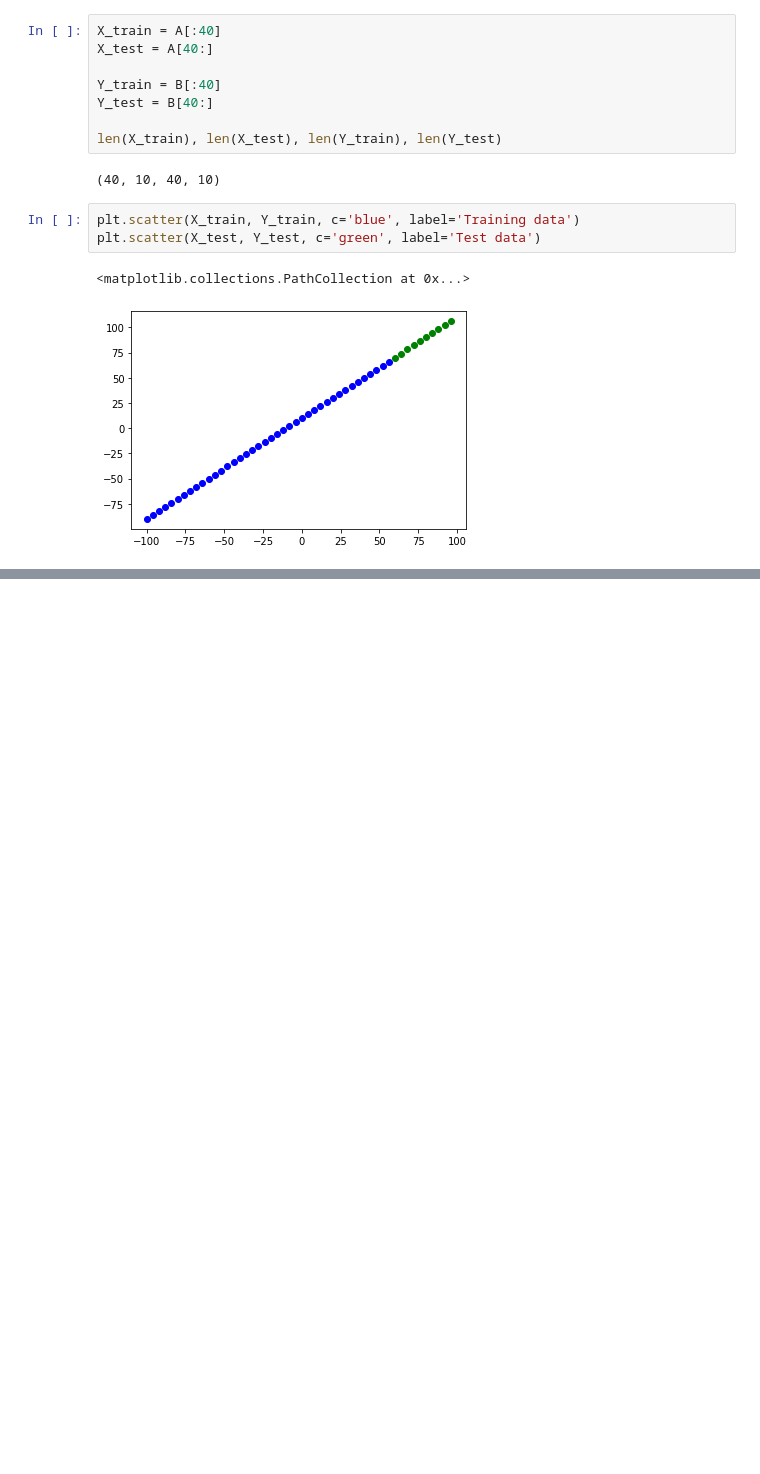
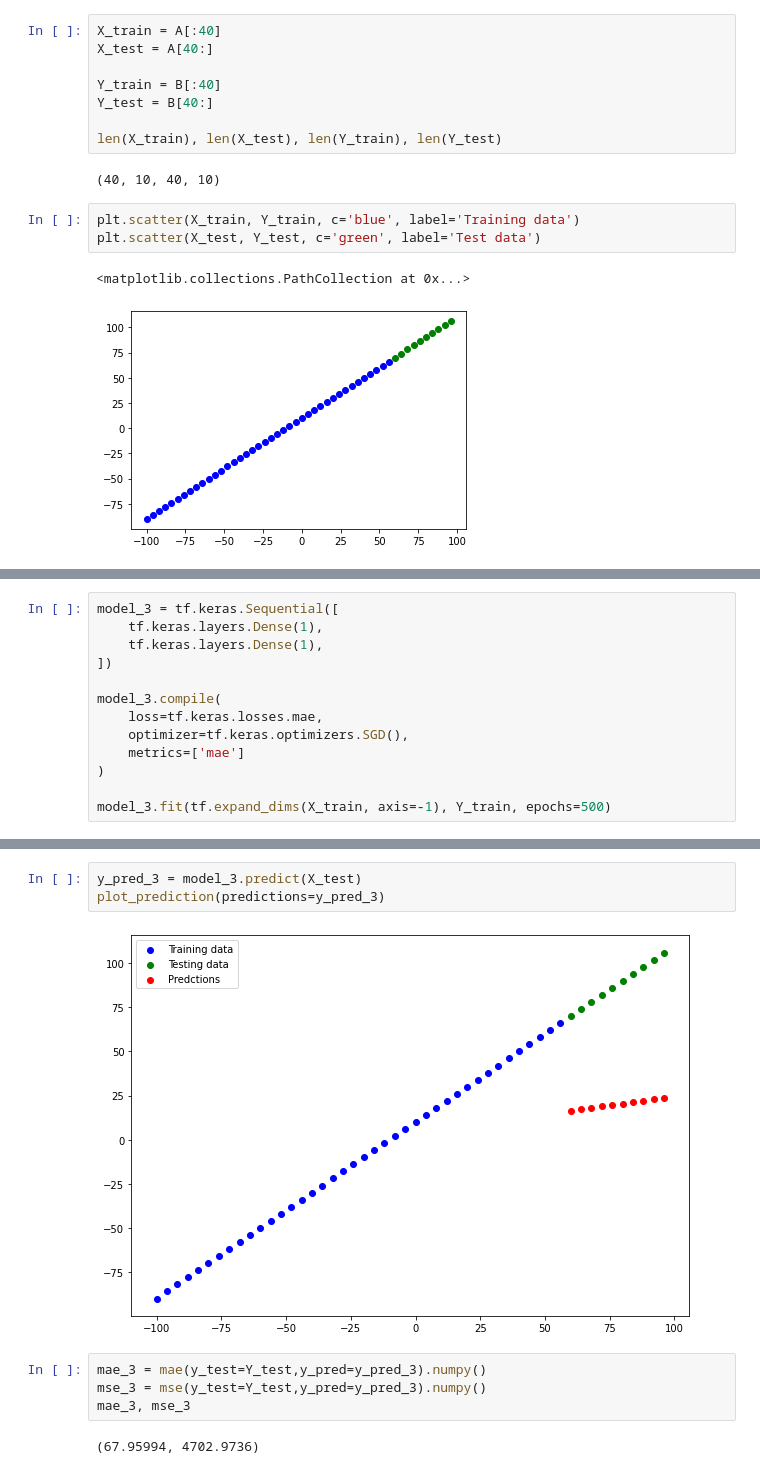
Before and after one commit to choton654/tenserflow-deep-learning, a Jupyter notebook: neural_network_regression_tensorflow.ipynb, the cells around one changed output, grey strips where cells are left out. Drawn from its saved outputs; the diff is of its cells as text; blank space fills up the shorter version.

```diff
--- a/neural_network_regression_tensorflow.ipynb
+++ b/neural_network_regression_tensorflow.ipynb
@@ -220,0 +376,13 @@ array([[ 70.55218 ],
+# %%
+model_3 = tf.keras.Sequential([
+    tf.keras.layers.Dense(1),
+    tf.keras.layers.Dense(1),
+])
+
+model_3.compile(
+    loss=tf.keras.losses.mae,
+    optimizer=tf.keras.optimizers.SGD(),
+    metrics=['mae']
+)
+
+model_3.fit(tf.expand_dims(X_train, axis=-1), Y_train, epochs=500)
@@ -220,0 +408,11 @@ array([[ 70.55218 ],
+# %%
+y_pred_3 = model_3.predict(X_test)
+plot_prediction(predictions=y_pred_3)
+# %% [output]
+[figure, added]
+# %%
+mae_3 = mae(y_test=Y_test,y_pred=y_pred_3).numpy()
+mse_3 = mse(y_test=Y_test,y_pred=y_pred_3).numpy()
+mae_3, mse_3
+# %% [output]
+(67.95994, 4702.9736)
```
Also changed, not shown: parts of 26 cells of this notebook.
